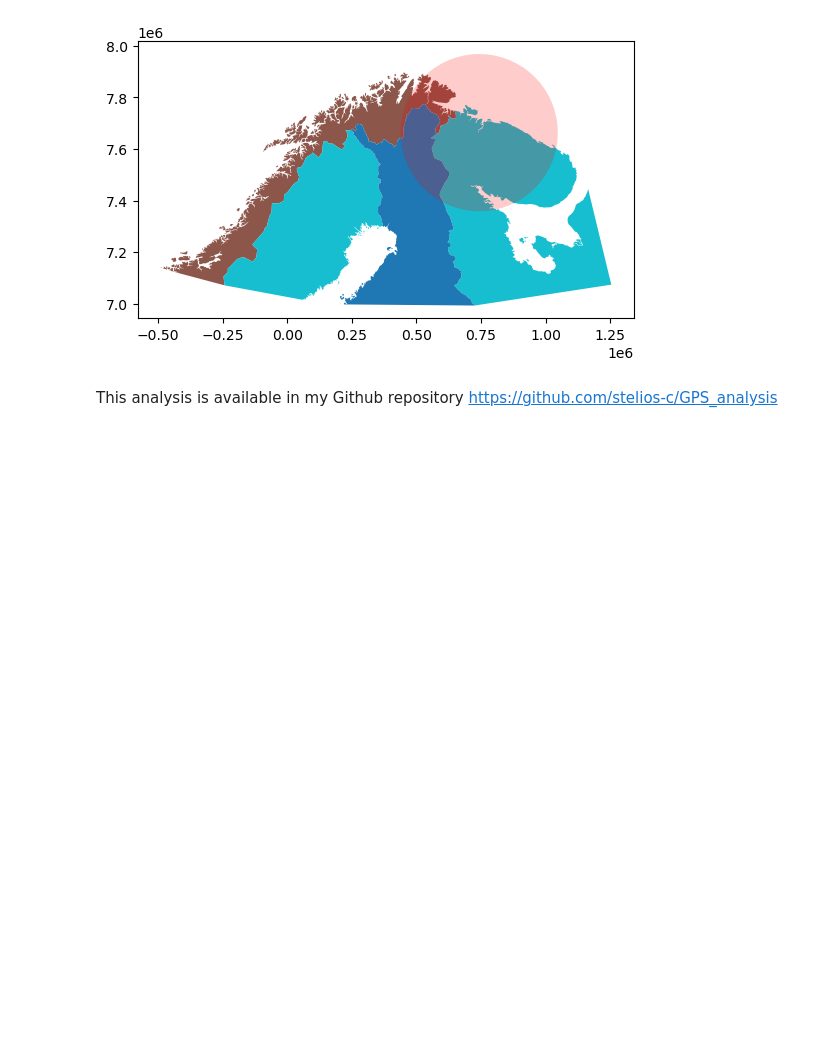
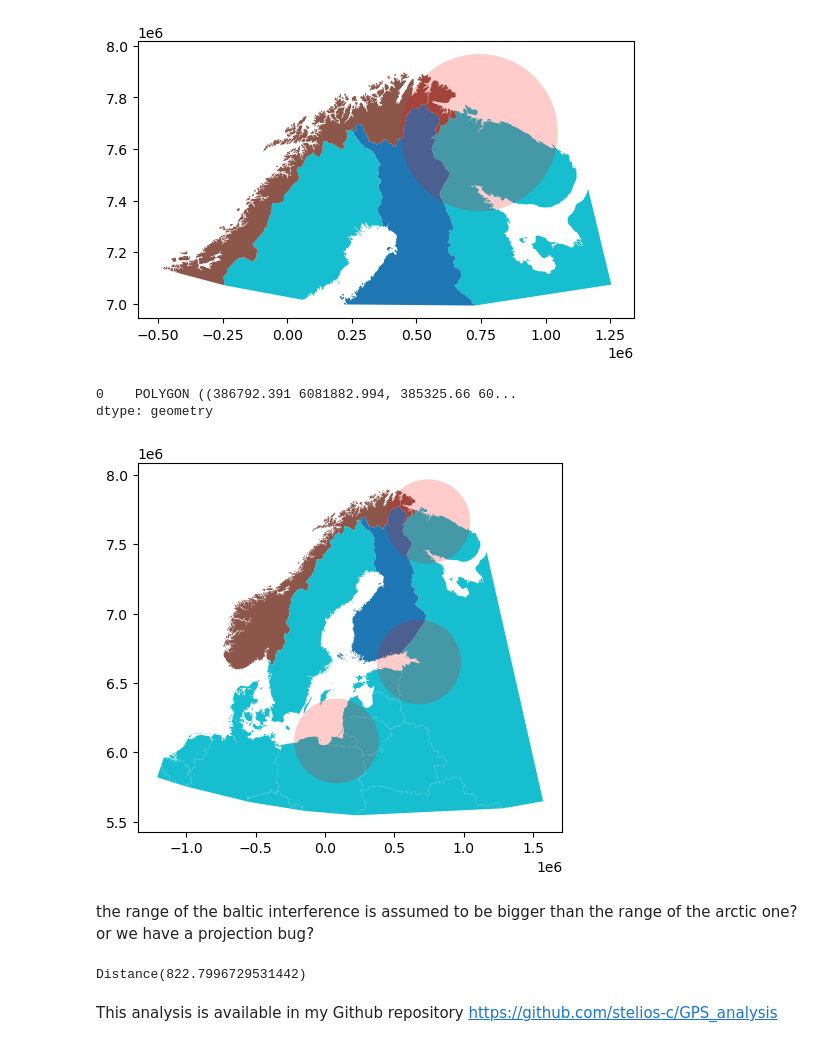
Before and after one commit to stelios-c/GPS_analysis, a Jupyter notebook: scandi_baltic/Finland_map.ipynb, the cells around one changed output. Drawn from its saved outputs; the diff is of its cells as text; code cells hidden in the pictures; blank space fills up the shorter version.

```diff
--- a/scandi_baltic/Finland_map.ipynb
+++ b/scandi_baltic/Finland_map.ipynb
@@ -81,7 +92,7 @@ port_gdf
 countries="https://naciscdn.org/naturalearth/10m/cultural/ne_10m_admin_0_countries.zip"
 world = (geopandas
          .read_file(countries)
-         .clip([3, 63, 42, 72]).dropna(axis='columns',how='all')
+         .clip([3, 50, 42, 72]).dropna(axis='columns',how='all')
         )
 # %%
 ax = (world
@@ -106,7 +117,8 @@ Recreate the northern circle from fig 1 in https://traficom.fi/en/news/interfere
 buffer_radius=(norway_gdf
  .set_index('icao')
  .to_crs(local_utm)
- .geometry.apply(lambda df: df.distance(port_gdf.to_crs(local_utm).geometry))
+ .geometry
+ .apply(lambda df: df.distance(df2gdf(location2df(murmansk_location,'murmansk')).to_crs(local_utm).geometry))
  .max()
 )
 buffer_radius
@@ -130,5 +142,30 @@ port_gdf.to_crs(local_utm).buffer(buffer_radius).plot(ax=ax,color='red',alpha=0.
 plt.show()
 # %% [output]
 [figure]
+# %%
+df2gdf(location2df(kaliningrad_location,'kaliningrad')).to_crs(local_utm).geometry.buffer(buffer_radius)
+# %% [output]
+0    POLYGON ((386792.391 6081882.994, 385325.66 60...
+dtype: geometry
+# %%
+ax = (world
+ .assign(
+     colour= world.SOVEREIGNT.where(world.SOVEREIGNT.str.match('Finland') |
+                                    world.SOVEREIGNT.str.match('Norway') ,
+                                    'other')
+ )
+).to_crs(local_utm).plot(column='colour')
+df2gdf(location2df(murmansk_location,'murmansk')).to_crs(local_utm).buffer(buffer_radius).plot(ax=ax,color='red',alpha=0.2)
+df2gdf(location2df(kaliningrad_location,'kaliningrad')).to_crs(local_utm).buffer(buffer_radius).plot(ax=ax,color='red',alpha=0.2)
+df2gdf(location2df(st_petersburg_location,'st_petersburg')).to_crs(local_utm).buffer(buffer_radius).plot(ax=ax,color='red',alpha=0.2)
+plt.show()
+# %% [output]
+[figure, added]
+# %% [markdown]
+the range of the baltic interference is assumed to be bigger than the range of the arctic one? or we have a projection bug?
+# %%
+geodesic(kaliningrad_location.point,st_petersburg_location.point)
+# %% [output]
+Distance(822.7996729531442)
 # %% [markdown]
 This analysis is available in my Github repository https://github.com/stelios-c/GPS_analysis
```
Also changed, not shown: parts of 9 cells of this notebook.
